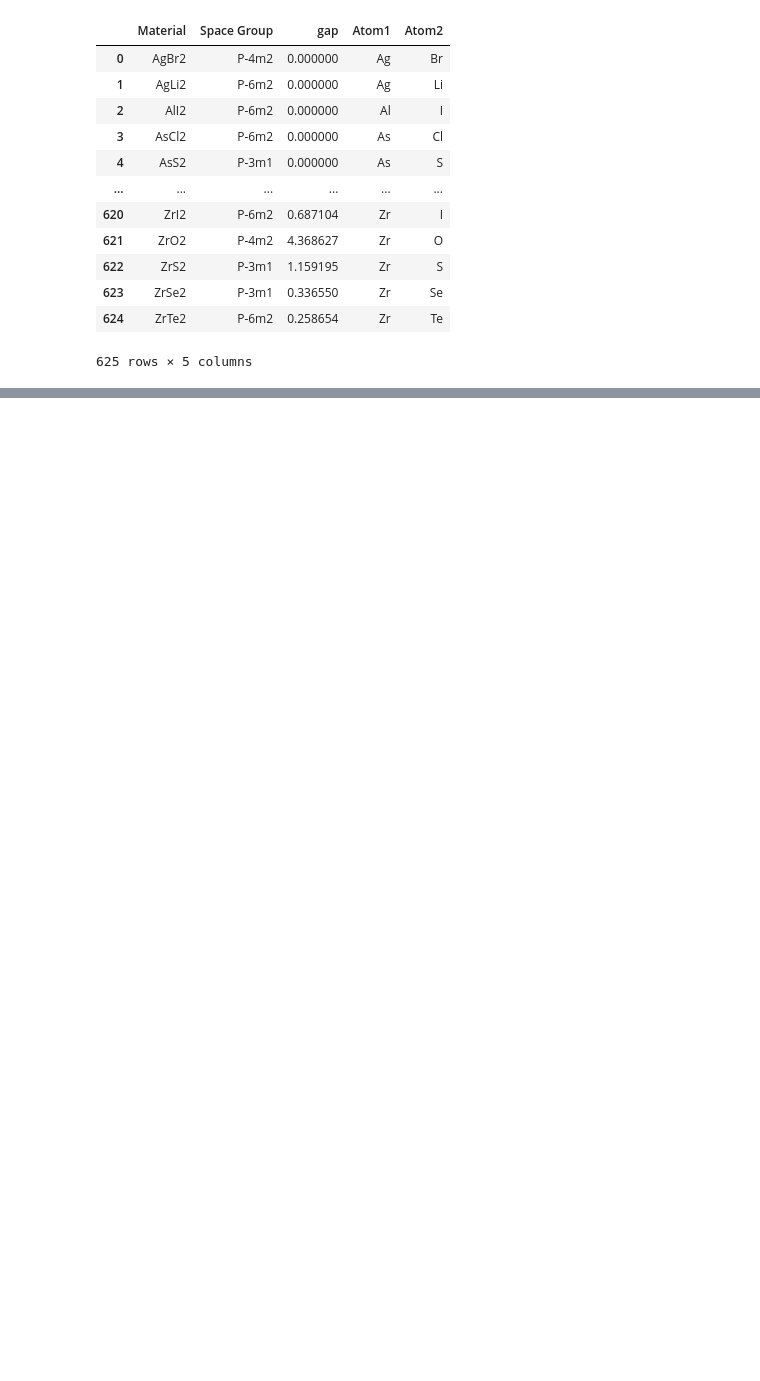
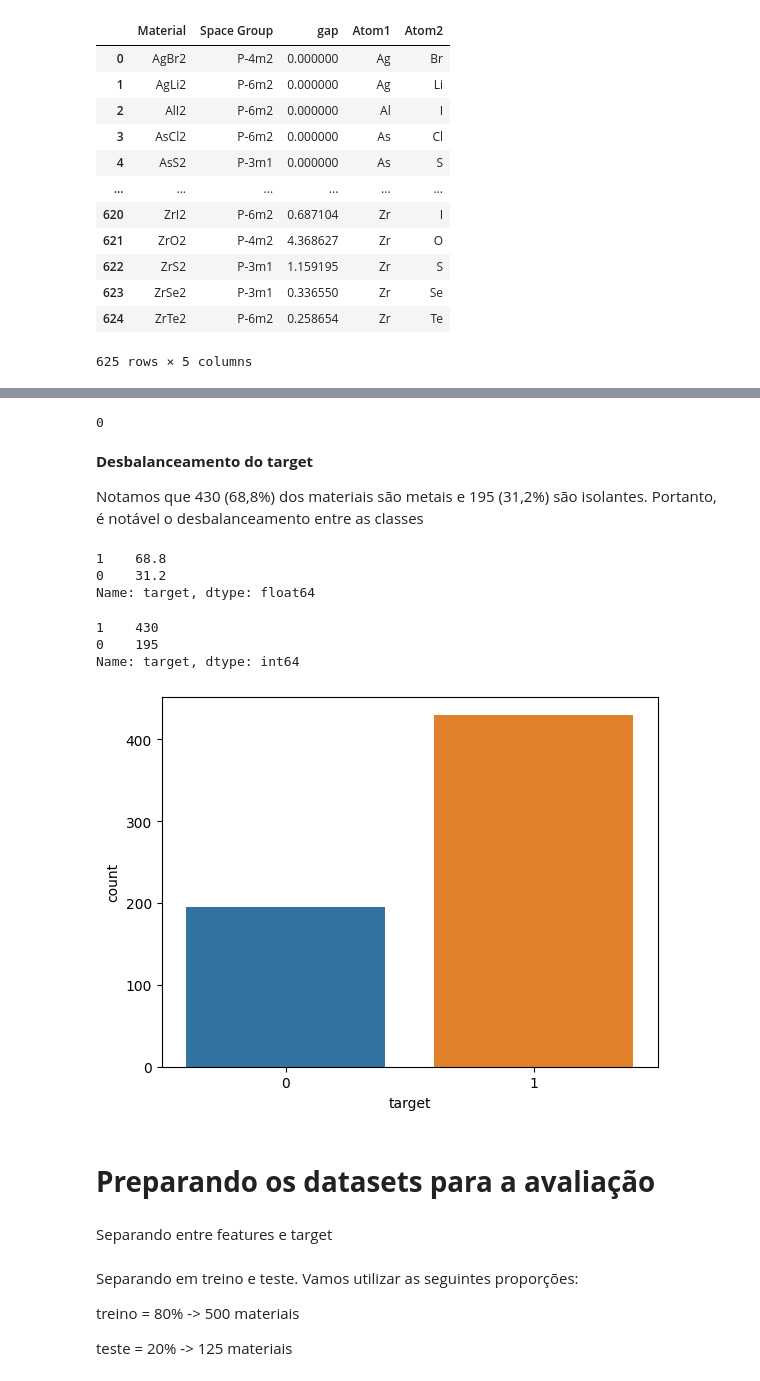
Before and after one commit to Alexandre-Esposte/Machine-learning-aplicado-f-sica, a Jupyter notebook: lista3-project1/lista3-project1.ipynb, the cells around one changed output, grey strips where cells are left out. Cells and saved outputs as stored; diff of their text form; code cells hidden in the pictures; blank space fills up the shorter version.

```diff
--- a/lista3-project1/lista3-project1.ipynb
+++ b/lista3-project1/lista3-project1.ipynb
@@ -74,0 +246,20 @@ df_atoms.query('Element == "Ag" or Element == "Br"')
+# %%
+features = pd.DataFrame()
+for column in df_atoms.drop("Element",axis=1):
+    estatisticas = df_materials.apply(lambda x: feature_extractor(x['Atom1'], x['Atom2'],x['Material'], df_atoms, column), axis=1)
+
+    aux = pd.DataFrame()
+    for i in estatisticas:
+        aux2 = pd.DataFrame(i)
+
+        aux = pd.concat([aux,aux2])
+
+    features = pd.concat([features,aux],axis=1)
+
+features = features.reset_index(drop=True)
+
+aux = features.iloc[:,0]
+
+features = features.drop("Material",axis=1)
+
+features['Material'] = aux
@@ -74,0 +280,4 @@ df_atoms.query('Element == "Ag" or Element == "Br"')
+# %%
+df_materials = pd.merge(df_materials,features,on='Material',how='left').drop_duplicates()
+df_materials = df_materials.reset_index(drop=True)
+df_materials.head()
@@ -74,0 +296,2 @@ df_atoms.query('Element == "Ag" or Element == "Br"')
+# %%
+df_materials['target'] = np.where(df_materials['gap'] == 0, 1,0)
@@ -74,0 +304,2 @@ df_atoms.query('Element == "Ag" or Element == "Br"')
+# %%
+df_materials = df_materials.drop(['Atom1','Atom2','gap'],axis=1)
@@ -74,0 +364,28 @@ df_atoms.query('Element == "Ag" or Element == "Br"')
+# %%
+df_materials.duplicated().sum()
+# %% [output]
+0
+# %% [markdown]
+**Desbalanceamento do target**
+
+Notamos que 430 (68,8%) dos materiais são metais e 195 (31,2%) são isolantes. Portanto, é notável o desbalanceamento entre as classes
+# %%
+df_materials['target'].value_counts(normalize=True).mul(100)
+# %% [output]
+1    68.8
+0    31.2
+Name: target, dtype: float64
+# %%
+df_materials['target'].value_counts(normalize=False)
+# %% [output]
+1    430
+0    195
+Name: target, dtype: int64
+# %%
+_ = sns.countplot(data=df_materials,x='target')
+# %% [output]
+[figure, added]
+# %% [markdown]
+# **Preparando os datasets para a avaliação**
+# %% [markdown]
+Separando entre features e target
@@ -74,0 +395,6 @@ df_atoms.query('Element == "Ag" or Element == "Br"')
+# %% [markdown]
+Separando em treino e teste. Vamos utilizar as seguintes proporções:
+
+treino = 80% -> 500 materiais
+
+teste = 20% -> 125 materiais
```
Also changed, not shown: parts of 58 cells of this notebook, 4 other files.
